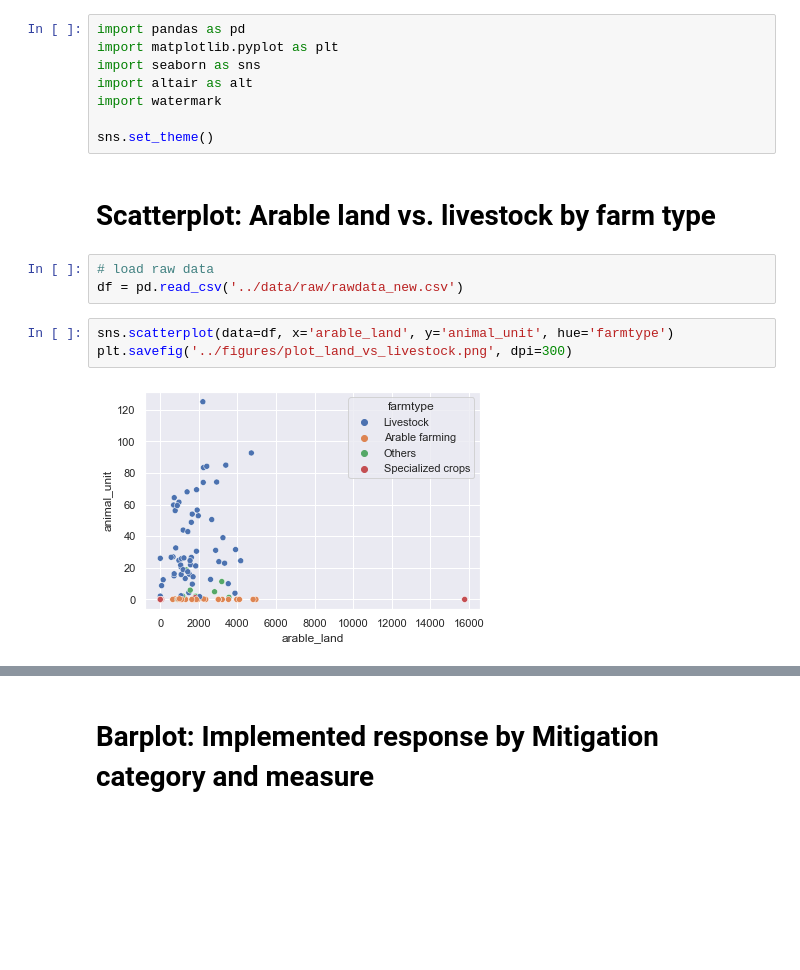
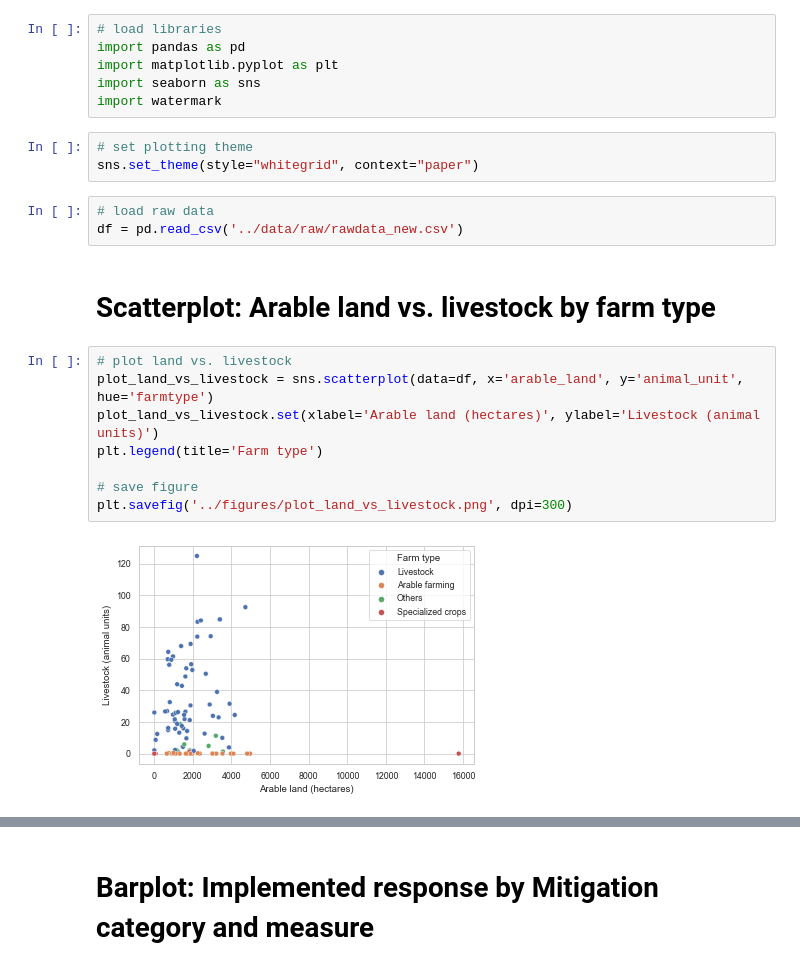
Before and after one commit to brooke-l-hawkins/Capstone-Climate-Mitigation, a Jupyter notebook: reports/01-dataset-visualizations.ipynb, the cells around one changed output, grey strips where cells are left out. Cells and saved outputs as stored; diff of their text form; blank space fills up the shorter version.

Commit message:
struggles with seaborn and altair

```diff
--- a/reports/01-dataset-visualizations.ipynb
+++ b/reports/01-dataset-visualizations.ipynb
@@ -1,18 +3,24 @@
 # %%
+# load libraries
 import pandas as pd
 import matplotlib.pyplot as plt
 import seaborn as sns
-import altair as alt
 import watermark
-
-sns.set_theme()
+# %%
+# set plotting theme
+sns.set_theme(style="whitegrid", context="paper")
+# %%
+# load raw data
+df = pd.read_csv('../data/raw/rawdata_new.csv')
 # %% [markdown]
 # Scatterplot: Arable land vs. livestock by farm type
-# %%
-# load raw data
-df = pd.read_csv('../data/raw/rawdata_new.csv')
 # %%
-sns.scatterplot(data=df, x='arable_land', y='animal_unit', hue='farmtype')
+# plot land vs. livestock
+plot_land_vs_livestock = sns.scatterplot(data=df, x='arable_land', y='animal_unit', hue='farmtype')
+plot_land_vs_livestock.set(xlabel='Arable land (hectares)', ylabel='Livestock (animal units)')
+plt.legend(title='Farm type')
+
+# save figure
 plt.savefig('../figures/plot_land_vs_livestock.png', dpi=300)
 # %% [output]
-[figure, old version]
+[figure, new version]
```
Also changed, not shown: parts of 8 cells of this notebook.
